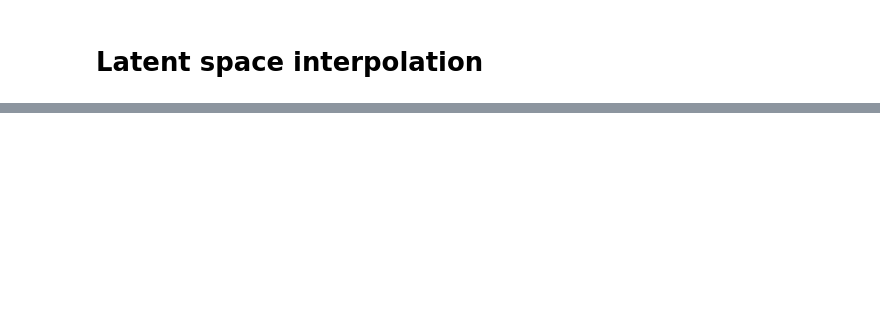
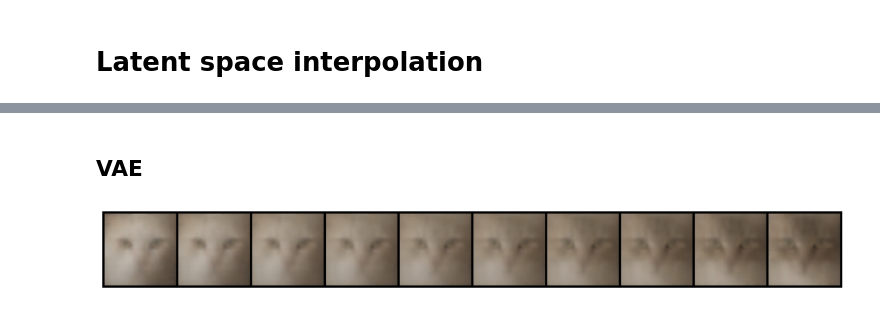
Before and after one commit to dxzielinski/dl-generative, a Jupyter notebook: model/latent_space_interpolation.ipynb, the cells around one changed output, grey strips where cells are left out. Cells and saved outputs as stored; diff of their text form; code cells hidden in the pictures; blank space fills up the shorter version.

```diff
--- a/model/latent_space_interpolation.ipynb
+++ b/model/latent_space_interpolation.ipynb
@@ -56,0 +98,28 @@ plt.show()
+# %% [markdown]
+## VAE
+# %%
+checkpoint_path = "../checkpoints/vae/vae-epoch=49-fid_score=160.62.ckpt"
+lightning_checkpoint = torch.load(
+    checkpoint_path,
+    map_location=lambda storage, loc: storage,
+)
+hyperparams = lightning_checkpoint["hyper_parameters"]
+hyperparams.pop("lr", None)
+model = VAE.load_from_checkpoint(
+    checkpoint_path,
+    **hyperparams,
+)
+model = model.to(device).eval()
+with torch.no_grad():
+    imgs = model.decoder(zs)
+    imgs = (imgs + 1) / 2
+    imgs = torch.clamp(imgs, 0, 1)
+grid = utils.make_grid(imgs, nrow=num_steps, padding=2)
+np_grid = grid.permute(1, 2, 0).cpu().numpy()
+plt.figure(figsize=(num_steps * 1.5, 1.5))
+plt.axis("off")
+plt.imshow(np_grid)
+plt.tight_layout()
+plt.show()
+# %% [output]
+[figure, added]
```
Also changed, not shown: parts of 10 cells of this notebook, 20 other files.
